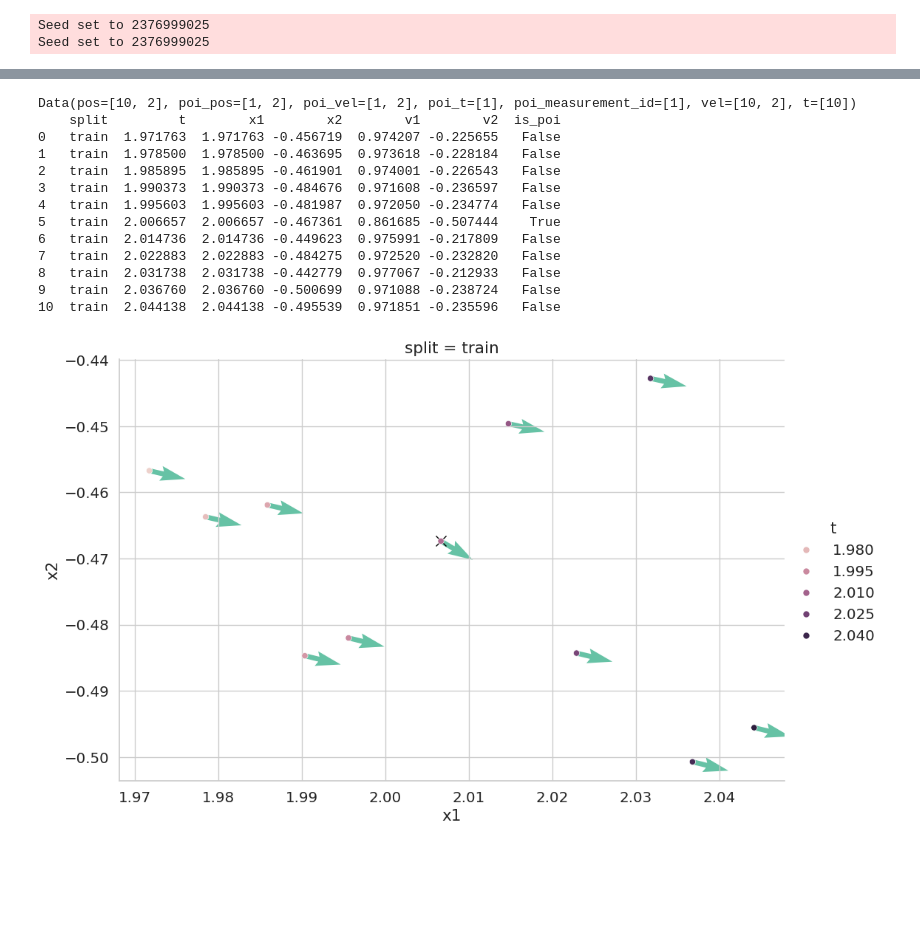
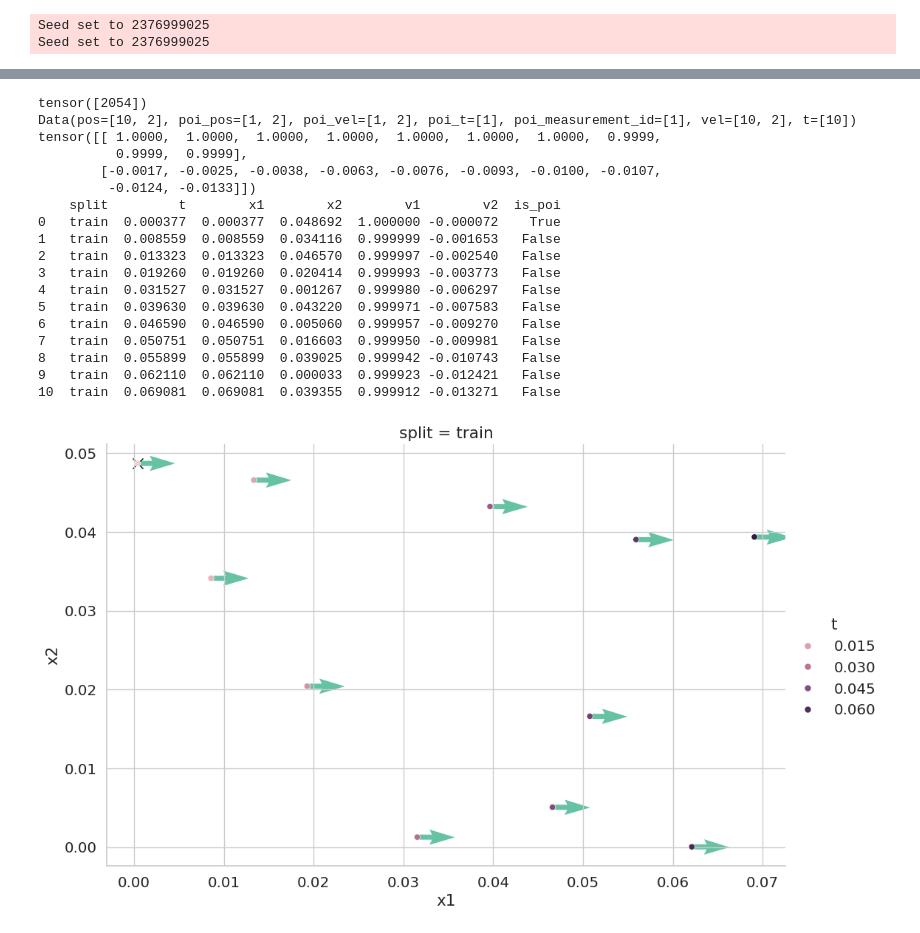
Before and after one commit to Paytonco/velocityPrediction, a Jupyter notebook: notebooks/dataset.ipynb, the cells around one changed output, grey strips where cells are left out. Drawn from its saved outputs; the diff is of its cells as text; code cells hidden in the pictures; blank space fills up the shorter version.

Commit message:
fix plotting code

```diff
--- a/notebooks/dataset.ipynb
+++ b/notebooks/dataset.ipynb
@@ -89,53 +105,59 @@ for (row, col, hue), data in plot.facet_data():
 # %%
 split = 'train'
-data_idx = 5
+data_idx = 2485
 dataset = splits[split]
 data = dataset[data_idx]
+print(data.poi_measurement_id)
 print(data)
+print(data.vel.T)
 df = pd.DataFrame(dict(
     split=split,
     t=torch.cat([data.t, data.poi_t]),
-    **{f'x{i+1}': pos_dim for i, pos_dim in enumerate(torch.cat([data.pos, data.poi_pos]).T)},
-    # **{f'v{i+1}': vel_dim for i, vel_dim in enumerate(torch.cat([data.pos, data.poi_vel]).T)},
-    **{f'v{i+1}': vel_dim for i, vel_dim in enumerate(utils.normalize(torch.cat([data.pos, data.poi_vel])).T)},
+    **{f'x{i+1}': x for i, x in enumerate(torch.cat([data.pos, data.poi_pos]).T)},
+    **{f'v{i+1}': v for i, v in enumerate(torch.cat([data.vel, data.poi_vel]).T)},
     is_poi=False,
 ))
 df.loc[df.index[-1], 'is_poi'] = True
 df = df.sort_values('t', ignore_index=True)
 print(df)
 plot = (
     sns.relplot(
         kind='scatter',
         data=df,
         row='split',
         hue='t',
         x='x1', y='x2',
         height=7,
         aspect=1.5,
     )
 )
 for (row, col, hue), data in plot.facet_data():
     ax = plot.axes[row][col]
     ax.quiver(
         data['x1'], data['x2'], data['v1'], data['v2'],
         # headwidth=1, headlength=15, headaxislength=2,
         color=None,
         zorder=0,
     )
     data_poi = data.query('is_poi')
     ax.plot(data_poi['x1'], data_poi['x2'], 'kx', markersize=10, zorder=0)
 # %% [output]
+tensor([2054])
 Data(pos=[10, 2], poi_pos=[1, 2], poi_vel=[1, 2], poi_t=[1], poi_measurement_id=[1], vel=[10, 2], t=[10])
+tensor([[ 1.0000,  1.0000,  1.0000,  1.0000,  1.0000,  1.0000,  1.0000,  0.9999,
+          0.9999,  0.9999],
+        [-0.0017, -0.0025, -0.0038, -0.0063, -0.0076, -0.0093, -0.0100, -0.0107,
+         -0.0124, -0.0133]])
     split         t        x1        x2        v1        v2  is_poi
-0   train  1.971763  1.971763 -0.456719  0.974207 -0.225655   False
-1   train  1.978500  1.978500 -0.463695  0.973618 -0.228184   False
-2   train  1.985895  1.985895 -0.461901  0.974001 -0.226543   False
-3   train  1.990373  1.990373 -0.484676  0.971608 -0.236597   False
-4   train  1.995603  1.995603 -0.481987  0.972050 -0.234774   False
-5   train  2.006657  2.006657 -0.467361  0.861685 -0.507444    True
-6   train  2.014736  2.014736 -0.449623  0.975991 -0.217809   False
-7   train  2.022883  2.022883 -0.484275  0.972520 -0.232820   False
-8   train  2.031738  2.031738 -0.442779  0.977067 -0.212933   False
-9   train  2.036760  2.036760 -0.500699  0.971088 -0.238724   False
-10  train  2.044138  2.044138 -0.495539  0.971851 -0.235596   False
+0   train  0.000377  0.000377  0.048692  1.000000 -0.000072    True
+1   train  0.008559  0.008559  0.034116  0.999999 -0.001653   False
+2   train  0.013323  0.013323  0.046570  0.999997 -0.002540   False
+3   train  0.019260  0.019260  0.020414  0.999993 -0.003773   False
+4   train  0.031527  0.031527  0.001267  0.999980 -0.006297   False
+5   train  0.039630  0.039630  0.043220  0.999971 -0.007583   False
+6   train  0.046590  0.046590  0.005060  0.999957 -0.009270   False
+7   train  0.050751  0.050751  0.016603  0.999950 -0.009981   False
+8   train  0.055899  0.055899  0.039025  0.999942 -0.010743   False
+9   train  0.062110  0.062110  0.000033  0.999923 -0.012421   False
+10  train  0.069081  0.069081  0.039355  0.999912 -0.013271   False
-[figure, old version]
+[figure, new version]
```
Also changed, not shown: parts of 3 cells of this notebook.
